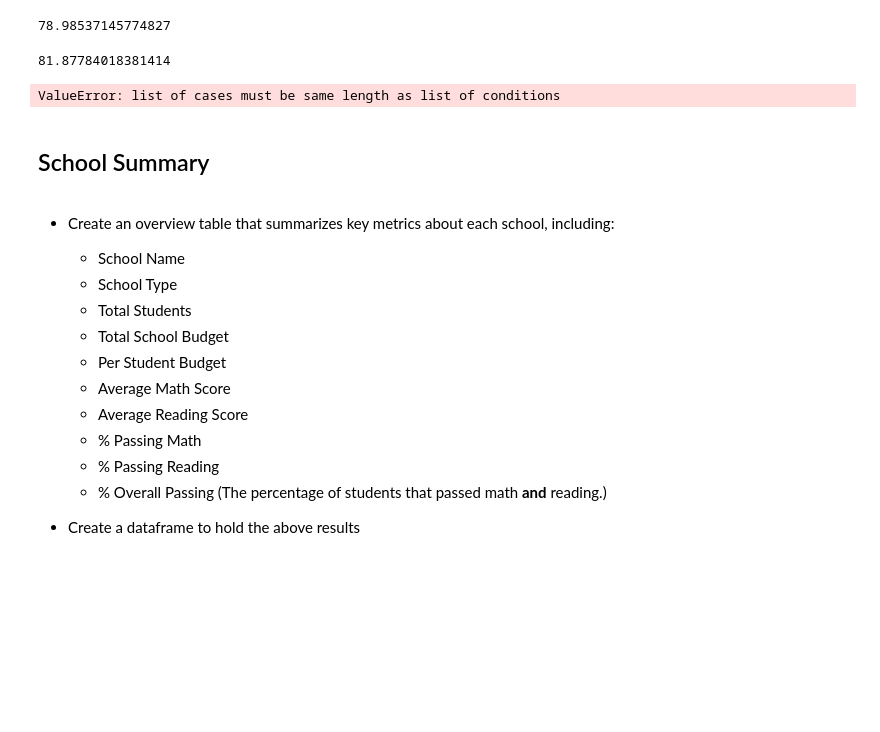
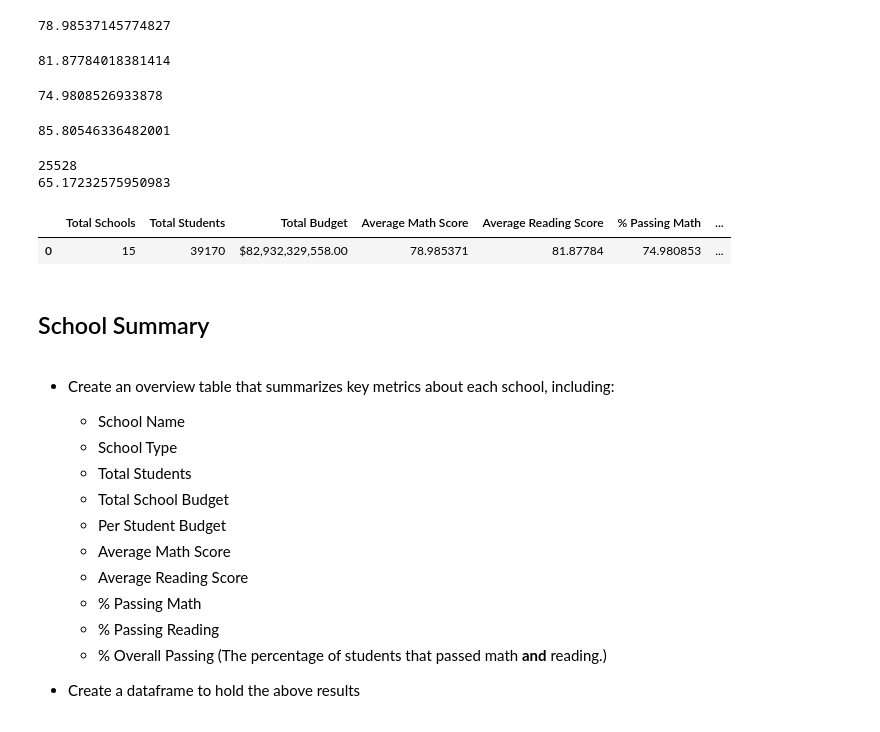
Before and after one commit to ashante112/pandas-challenge, a Jupyter notebook: PyCitySchools/PyCitySchools_starter.ipynb, the cells around one changed output. Saved outputs shown, nothing was run; the diff lists cells and outputs as text; code cells hidden in the pictures; blank space fills up the shorter version.

Commit message:
Update to PyCitySchools_starter.ipynb
Completes up the School Summary

```diff
--- a/PyCitySchools/PyCitySchools_starter.ipynb
+++ b/PyCitySchools/PyCitySchools_starter.ipynb
@@ -91,22 +91,47 @@ print(avg_reading_score)
 # %%
 # Calculate the percentage of students with a passing math score (70 or greater)
 
-# conditions = [
-#     (school_data_complete['math_score'] >= 70)]
-# choices = []
-
-# school_data_complete['math_score'] = np.select(conditions, choices)
-
-# conditions = [
-#     (df['col'] > 1),
-#     (df['col'] < -1)]
-# choices = [5, 10]
-# df['col'] = np.select(conditions, choices, default=15)
+pass_math = school_data_complete["math_score"] >= 70
+pct_pass_math = school_data_complete[pass_math]["math_score"].count()/student_IDs*100
+print(pct_pass_math)
 # %% [output]
-ValueError: list of cases must be same length as list of conditions
+74.9808526933878
 # %%
 # Calculate the percentage of students with a passing reading score (70 or greater)
-pct_pass_reading = school_data_complete[reading_score >= 70]
+pass_reading = school_data_complete["reading_score"] >= 70
+pct_pass_reading = school_data_complete[pass_reading]["reading_score"].count()/student_IDs*100
+print(pct_pass_reading)
+# %% [output]
+85.80546336482001
+# %%
+# Calculate the percentage of students who passed math and reading (% Overall Passing)
+pass_overall = school_data_complete[pass_math & pass_reading]["Student ID"].count()
+print(pass_overall)
+pct_pass_overall = pass_overall/student_IDs*100
+print(pct_pass_overall)
+# %% [output]
+25528
+65.17232575950983
+# %%
+# Create a dataframe to hold the above results
+# Print summary
+
+district_summary = pd.DataFrame({
+    "Total Schools":[school_IDs],
+    "Total Students":[student_IDs],
+    "Total Budget":[total_budget],
+    "Average Math Score":[avg_math_score],
+    "Average Reading Score":[avg_reading_score],
+    "% Passing Math":[pct_pass_math],
+    "% Passing Reading":[pct_pass_reading],
+    "% Overall Passing":[pct_pass_overall]
+})
+
+district_summary["Total Budget"] = district_summary["Total Budget"].map("${:,.2f}".format)
+district_summary
+# %% [output]
+|  | Total Schools | Total Students | Total Budget | Average Math Score | Average Reading Score | % Passing Math | ... |
+| 0 | 15 | 39170 | $82,932,329,558.00 | 78.985371 | 81.87784 | 74.980853 | ... |
 # %% [markdown]
 ## School Summary
 # %% [markdown]
```
Also changed, not shown: parts of 2 cells of this notebook.
